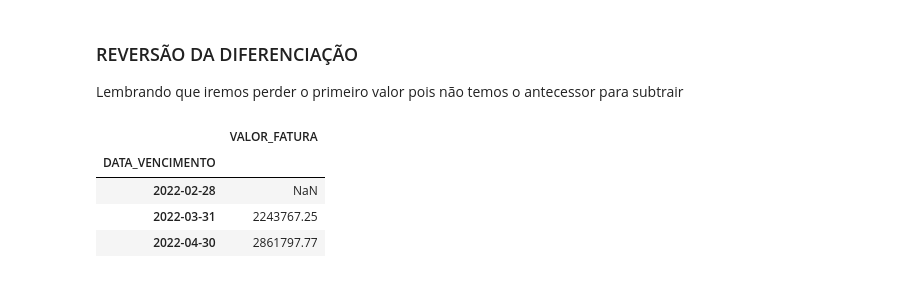
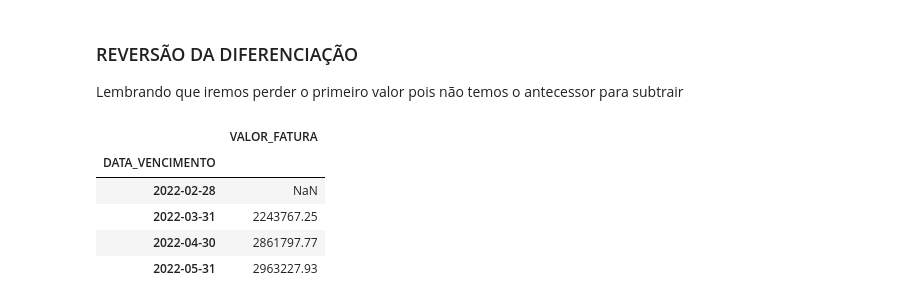
Before and after one commit to redsonlopez/forecast_water, a Jupyter notebook: notebooks/models/forecast_water.ipynb, the cells around one changed output. Drawn from its saved outputs; the diff is of its cells as text; code cells hidden in the pictures.

```diff
--- a/notebooks/models/forecast_water.ipynb
+++ b/notebooks/models/forecast_water.ipynb
@@ -321,10 +321,11 @@ df_square_revertida.head(3)
 Lembrando que iremos perder o primeiro valor pois não temos o antecessor para subtrair
 # %%
 diferenca_revertida = df.shift(1) + diferenca
-diferenca_revertida.head(3)
+diferenca_revertida.head(4)
 # %% [output]
 |  | VALOR_FATURA |
 | DATA_VENCIMENTO |  |
 | 2022-02-28 | NaN |
 | 2022-03-31 | 2243767.25 |
 | 2022-04-30 | 2861797.77 |
+| 2022-05-31 | 2963227.93 |
```
Also changed, not shown: parts of 1 cell of this notebook.
